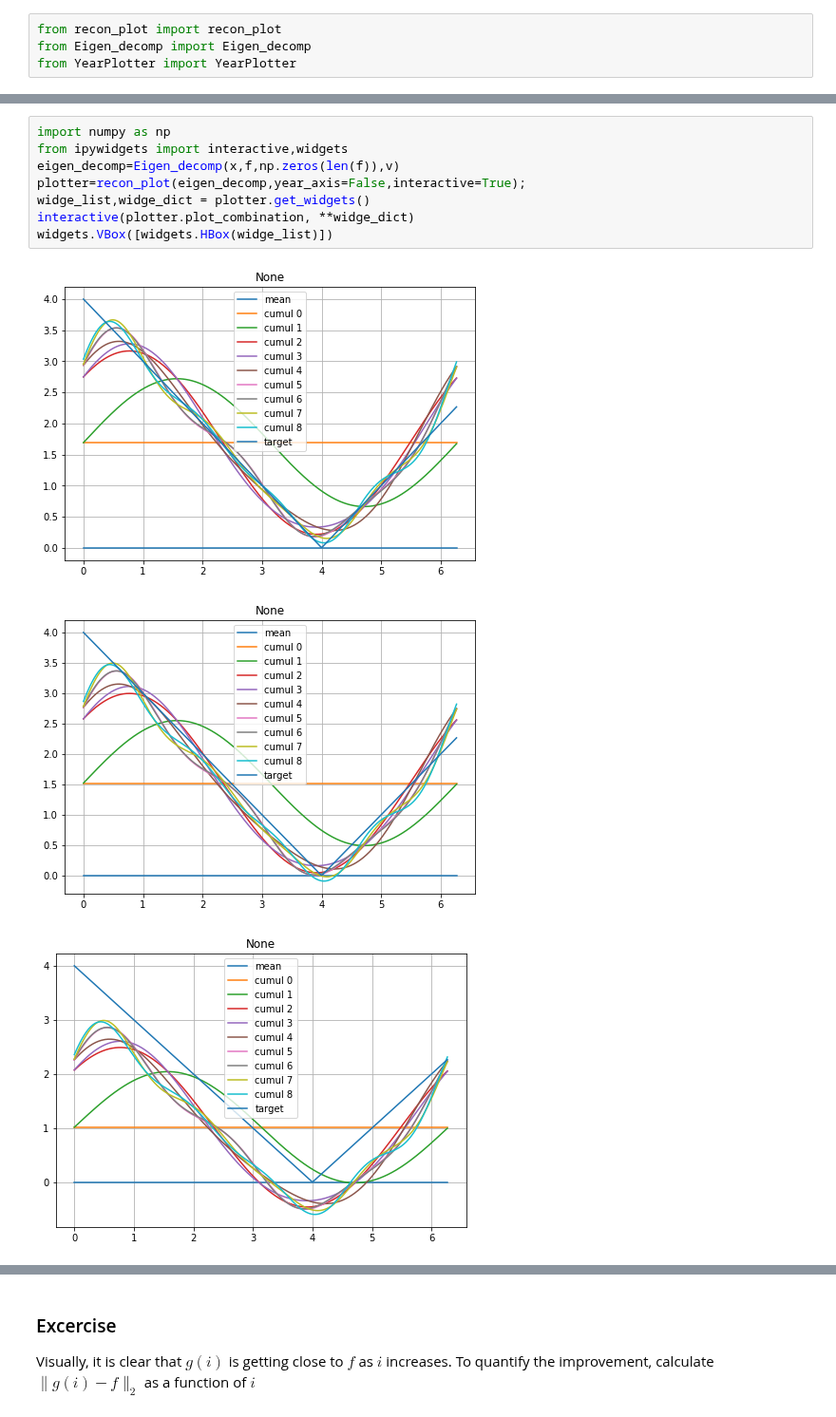
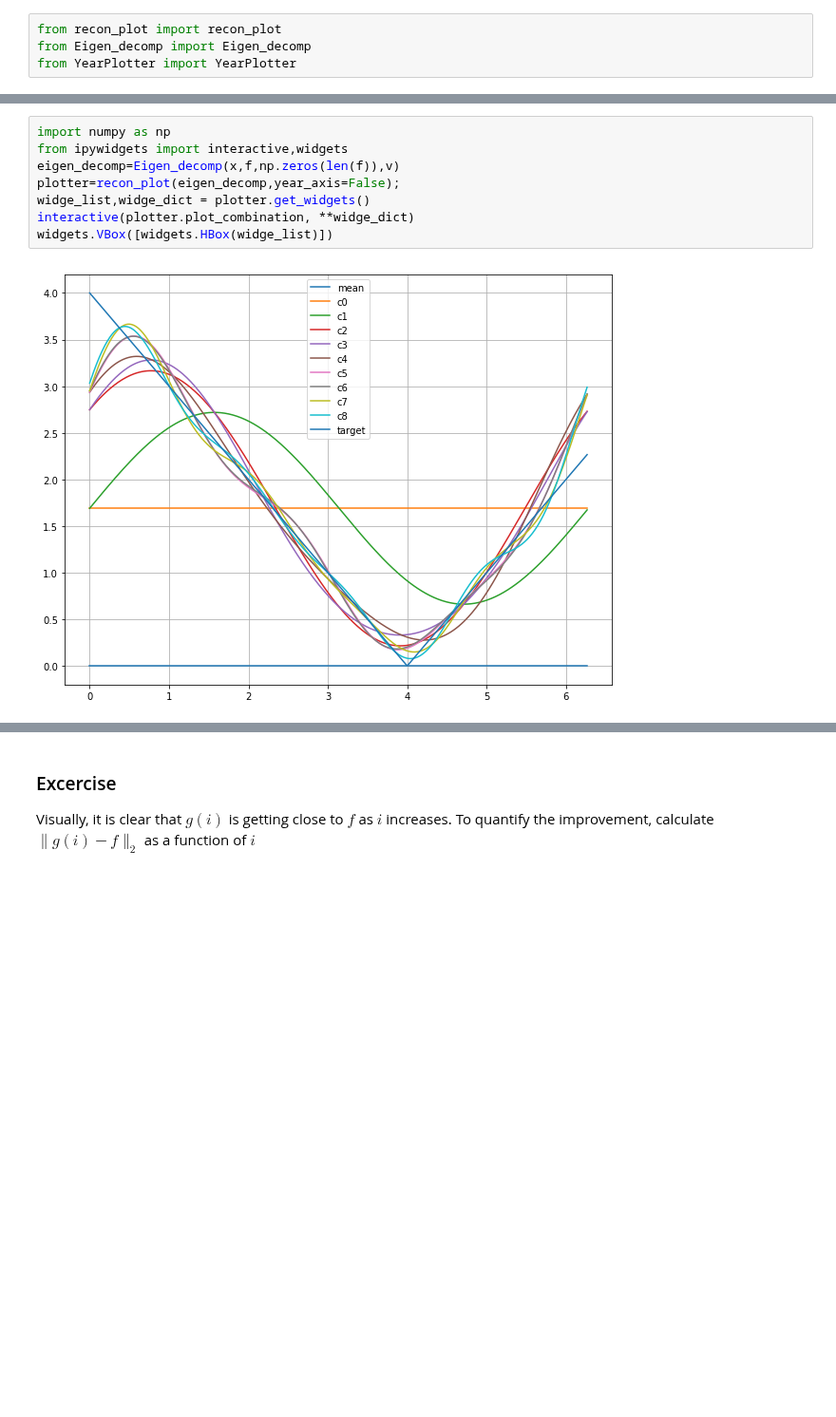
Before and after one commit to ucsd-edx/edX-Micro-Master-in-Data-Science, a Jupyter notebook: big-data-analytics-using-spark/notebooks/2.PCA/1. functions as vectors.ipynb, the cells around one changed output, grey strips where cells are left out. Shown at 95% size. Drawn from its saved outputs; the diff is of its cells as text; blank space fills up the shorter version.

```diff
--- a/big-data-analytics-using-spark/notebooks/2.PCA/1. functions as vectors.ipynb
+++ b/big-data-analytics-using-spark/notebooks/2.PCA/1. functions as vectors.ipynb
@@ -217,12 +125,10 @@ recon_plot(eigen_decomp,year_axis=False);
 # %%
 import numpy as np
 from ipywidgets import interactive,widgets
 eigen_decomp=Eigen_decomp(x,f,np.zeros(len(f)),v)
-plotter=recon_plot(eigen_decomp,year_axis=False,interactive=True);
+plotter=recon_plot(eigen_decomp,year_axis=False);
 widge_list,widge_dict = plotter.get_widgets()
 interactive(plotter.plot_combination, **widge_dict)
 widgets.VBox([widgets.HBox(widge_list)])
 # %% [output]
-[figure, old version]
+[figure, new version]
-[figure, removed]
-[figure, removed]
```
Also changed, not shown: parts of 3 cells of this notebook.
